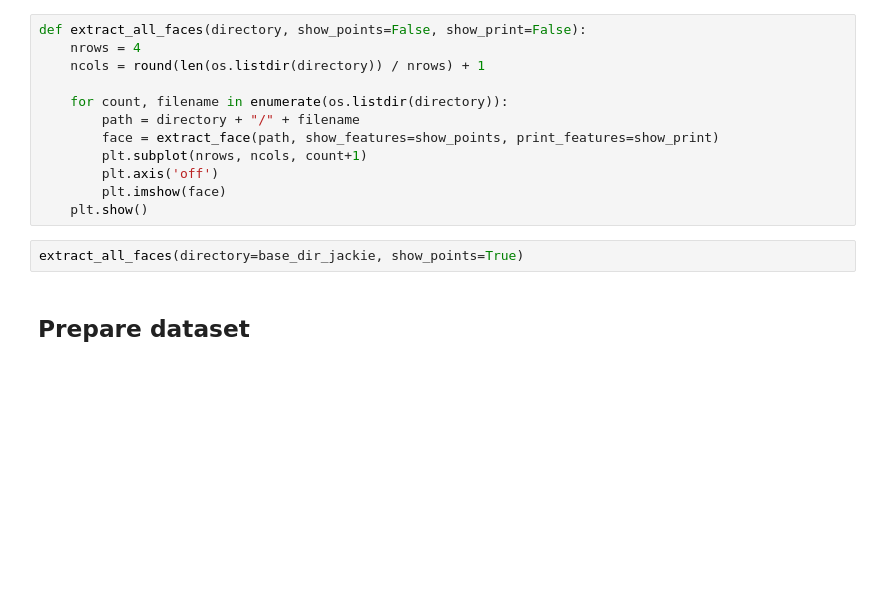
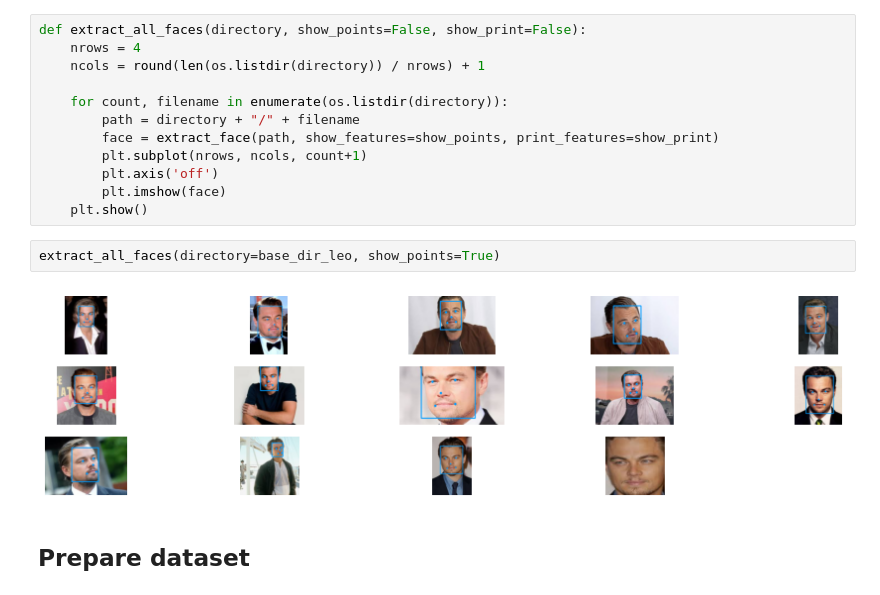
Before and after one commit to poojasaxena/face_recognition_modelling, a Jupyter notebook: keras_facenet/keras_facenet_SVM_classification_6_celeb_data.ipynb, the cells around one changed output. Cells and saved outputs as stored; diff of their text form; blank space fills up the shorter version.

```diff
--- a/keras_facenet/keras_facenet_SVM_classification_6_celeb_data.ipynb
+++ b/keras_facenet/keras_facenet_SVM_classification_6_celeb_data.ipynb
@@ -190,7 +220,9 @@ def extract_all_faces(directory, show_points=False, show_print=False):
         plt.imshow(face)
     plt.show()
 # %%
-extract_all_faces(directory=base_dir_jackie, show_points=True)
+extract_all_faces(directory=base_dir_leo, show_points=True)
+# %% [output]
+[figure, added]
 # %% [markdown]
 ## Prepare dataset
 # %%
```
Also changed, not shown: parts of 4 cells of this notebook.
